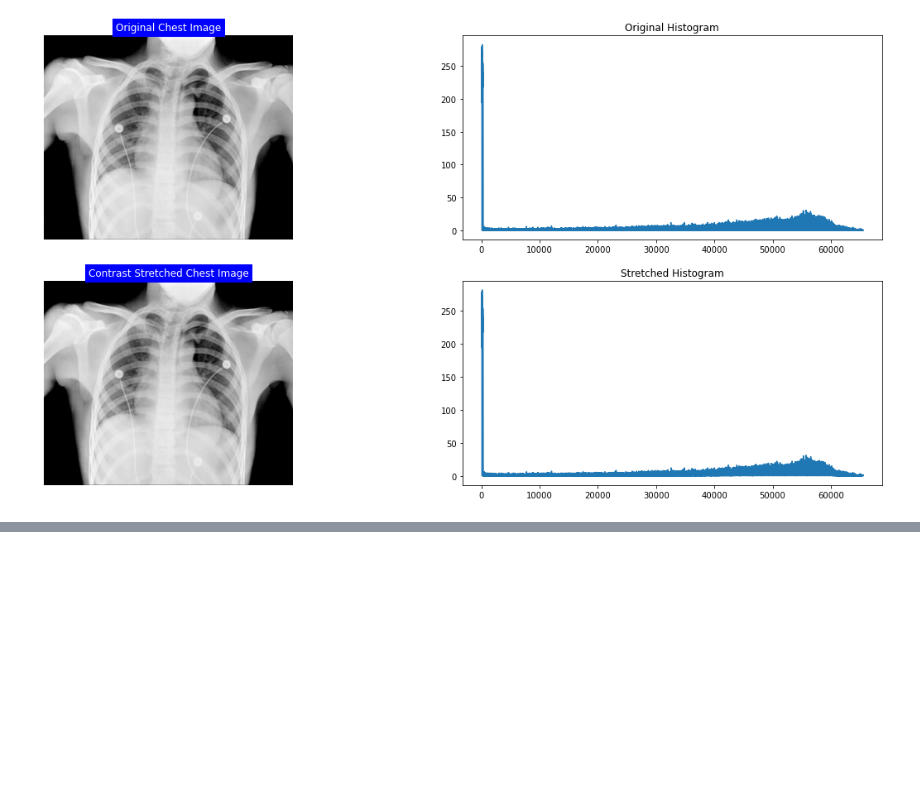
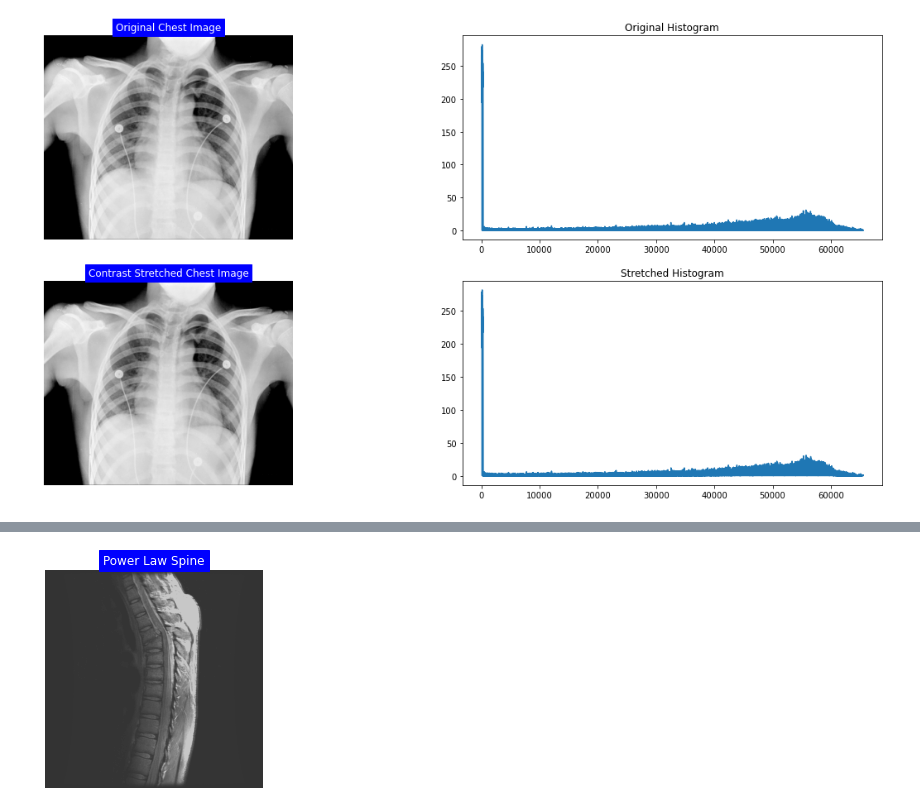
Before and after one commit to zahrasalarian/Digital-Image-Processing-for-Medical-Applications, a Jupyter notebook: HW2/pt-1.ipynb, the cells around one changed output, grey strips where cells are left out. Saved outputs shown, nothing was run; the diff lists cells and outputs as text; code cells hidden in the pictures; blank space fills up the shorter version.

```diff
--- a/HW2/pt-1.ipynb
+++ b/HW2/pt-1.ipynb
@@ -85,0 +128,4 @@ Text(0.5, 1.0, 'Stretched Histogram')
+# %%
+plaw_img = power_law(spine_img, 1)
+# %% [output]
+[figure, added]
```
Also changed, not shown: parts of 17 cells of this notebook.
